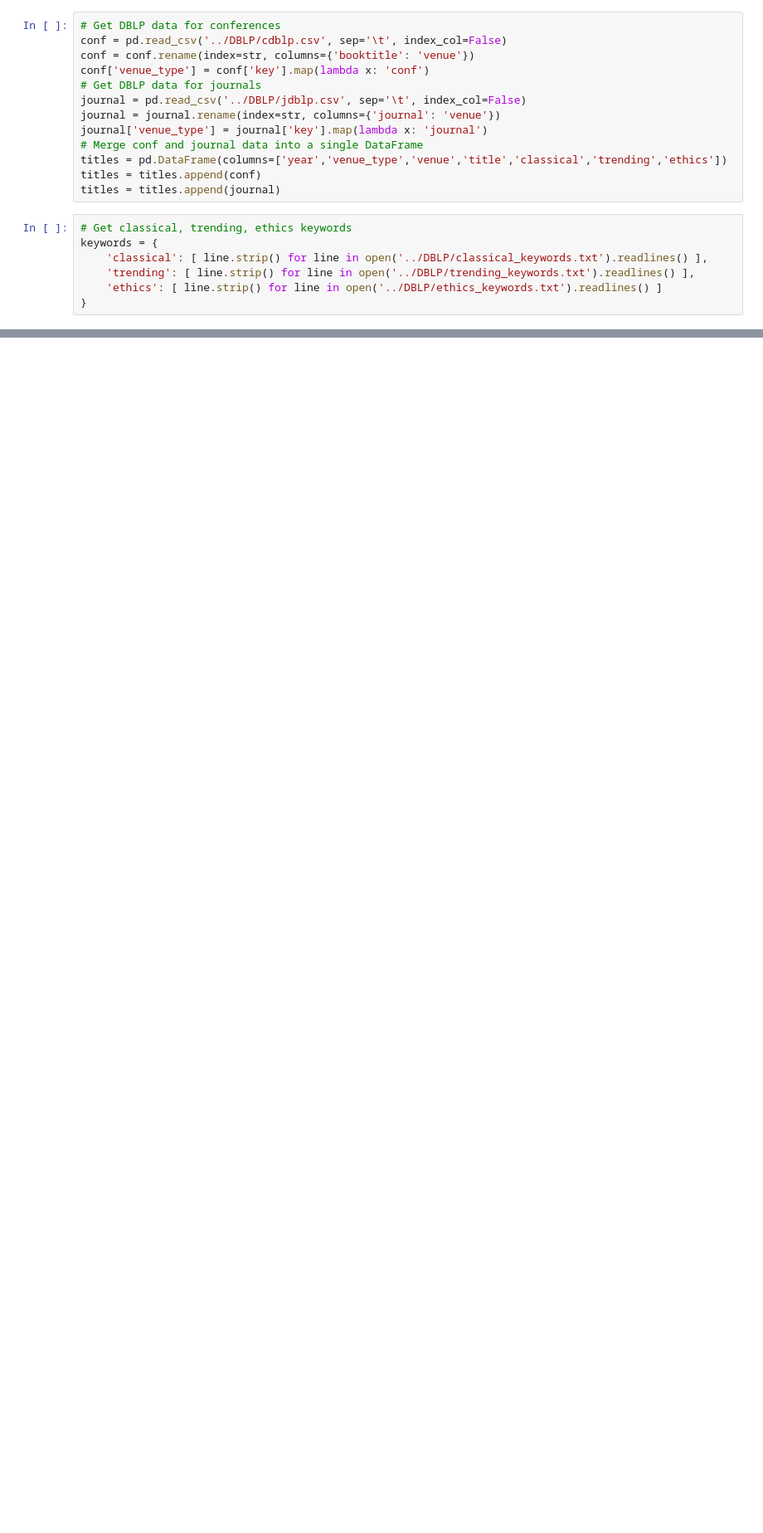
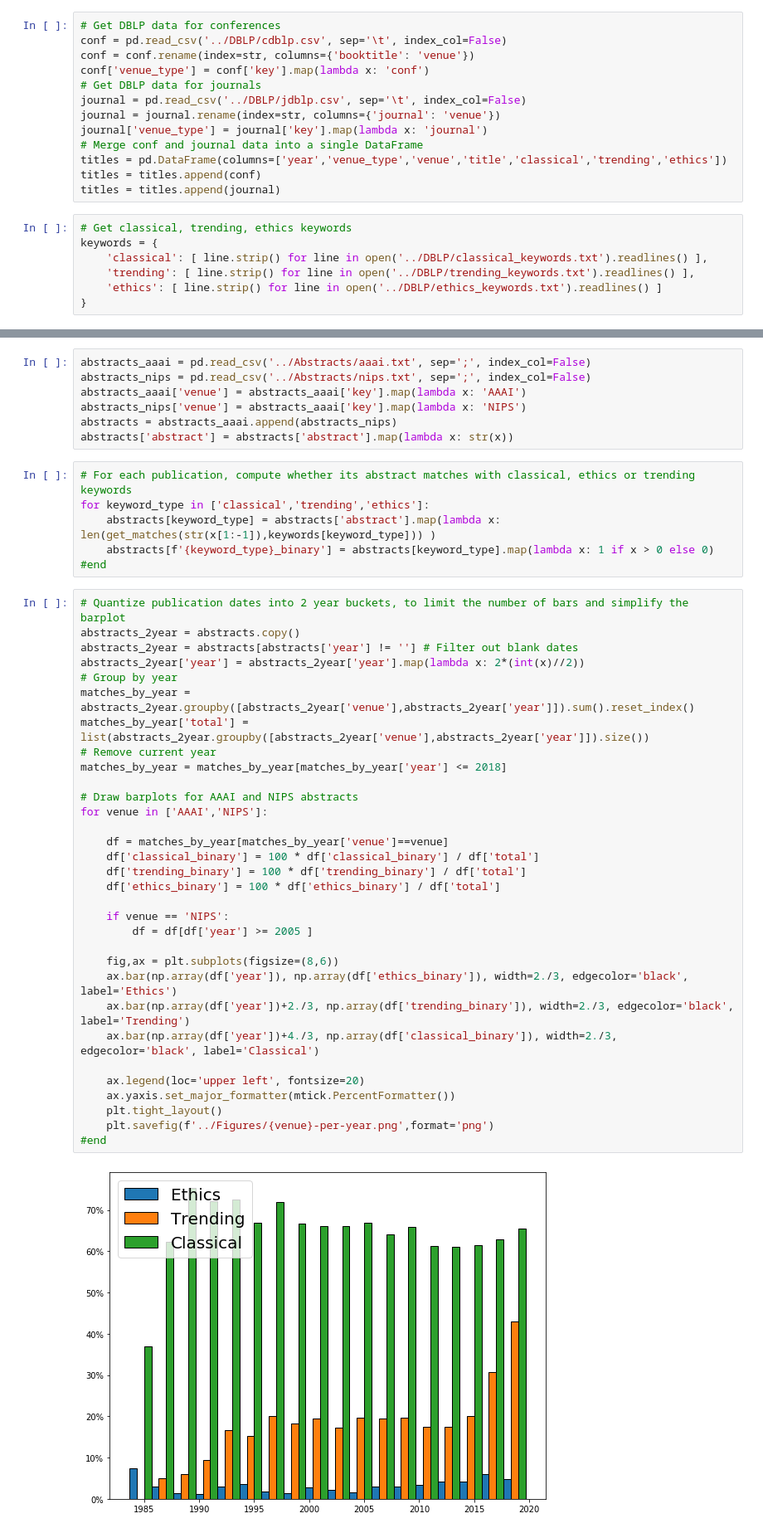
Before and after one commit to marceloprates/Ethics-AI-Data, a Jupyter notebook: Code/stats.ipynb, the cells around one changed output, grey strips where cells are left out. Shown at 83% size. Cells and saved outputs as stored; diff of their text form; blank space fills up the shorter version.

```diff
--- a/Code/stats.ipynb
+++ b/Code/stats.ipynb
@@ -104,0 +95,47 @@ plt.savefig('../Figures/correlation-matrix.png',format='png')
+# %%
+abstracts_aaai = pd.read_csv('../Abstracts/aaai.txt', sep=';', index_col=False)
+abstracts_nips = pd.read_csv('../Abstracts/nips.txt', sep=';', index_col=False)
+abstracts_aaai['venue'] = abstracts_aaai['key'].map(lambda x: 'AAAI')
+abstracts_nips['venue'] = abstracts_aaai['key'].map(lambda x: 'NIPS')
+abstracts = abstracts_aaai.append(abstracts_nips)
+abstracts['abstract'] = abstracts['abstract'].map(lambda x: str(x))
+# %%
+# For each publication, compute whether its abstract matches with classical, ethics or trending keywords
+for keyword_type in ['classical','trending','ethics']:
+    abstracts[keyword_type] = abstracts['abstract'].map(lambda x: len(get_matches(str(x[1:-1]),keywords[keyword_type])) )
+    abstracts[f'{keyword_type}_binary'] = abstracts[keyword_type].map(lambda x: 1 if x > 0 else 0)
+#end
+# %%
+# Quantize publication dates into 2 year buckets, to limit the number of bars and simplify the barplot
+abstracts_2year = abstracts.copy()
+abstracts_2year = abstracts[abstracts['year'] != ''] # Filter out blank dates
+abstracts_2year['year'] = abstracts_2year['year'].map(lambda x: 2*(int(x)//2))
+# Group by year
+matches_by_year = abstracts_2year.groupby([abstracts_2year['venue'],abstracts_2year['year']]).sum().reset_index()
+matches_by_year['total'] = list(abstracts_2year.groupby([abstracts_2year['venue'],abstracts_2year['year']]).size())
+# Remove current year
+matches_by_year = matches_by_year[matches_by_year['year'] <= 2018]
+
+# Draw barplots for AAAI and NIPS abstracts
+for venue in ['AAAI','NIPS']:
+
+    df = matches_by_year[matches_by_year['venue']==venue]
+    df['classical_binary'] = 100 * df['classical_binary'] / df['total']
+    df['trending_binary'] = 100 * df['trending_binary'] / df['total']
+    df['ethics_binary'] = 100 * df['ethics_binary'] / df['total']
+
+    if venue == 'NIPS':
+        df = df[df['year'] >= 2005 ]
+
+    fig,ax = plt.subplots(figsize=(8,6))
+    ax.bar(np.array(df['year']), np.array(df['ethics_binary']), width=2./3, edgecolor='black', label='Ethics')
+    ax.bar(np.array(df['year'])+2./3, np.array(df['trending_binary']), width=2./3, edgecolor='black', label='Trending')
+    ax.bar(np.array(df['year'])+4./3, np.array(df['classical_binary']), width=2./3, edgecolor='black', label='Classical')
+
+    ax.legend(loc='upper left', fontsize=20)
+    ax.yaxis.set_major_formatter(mtick.PercentFormatter())
+    plt.tight_layout()
+    plt.savefig(f'../Figures/{venue}-per-year.png',format='png')
+#end
+# %% [output]
+[figure, added]
```
Also changed, not shown: parts of 5 cells of this notebook, 7 other files.
